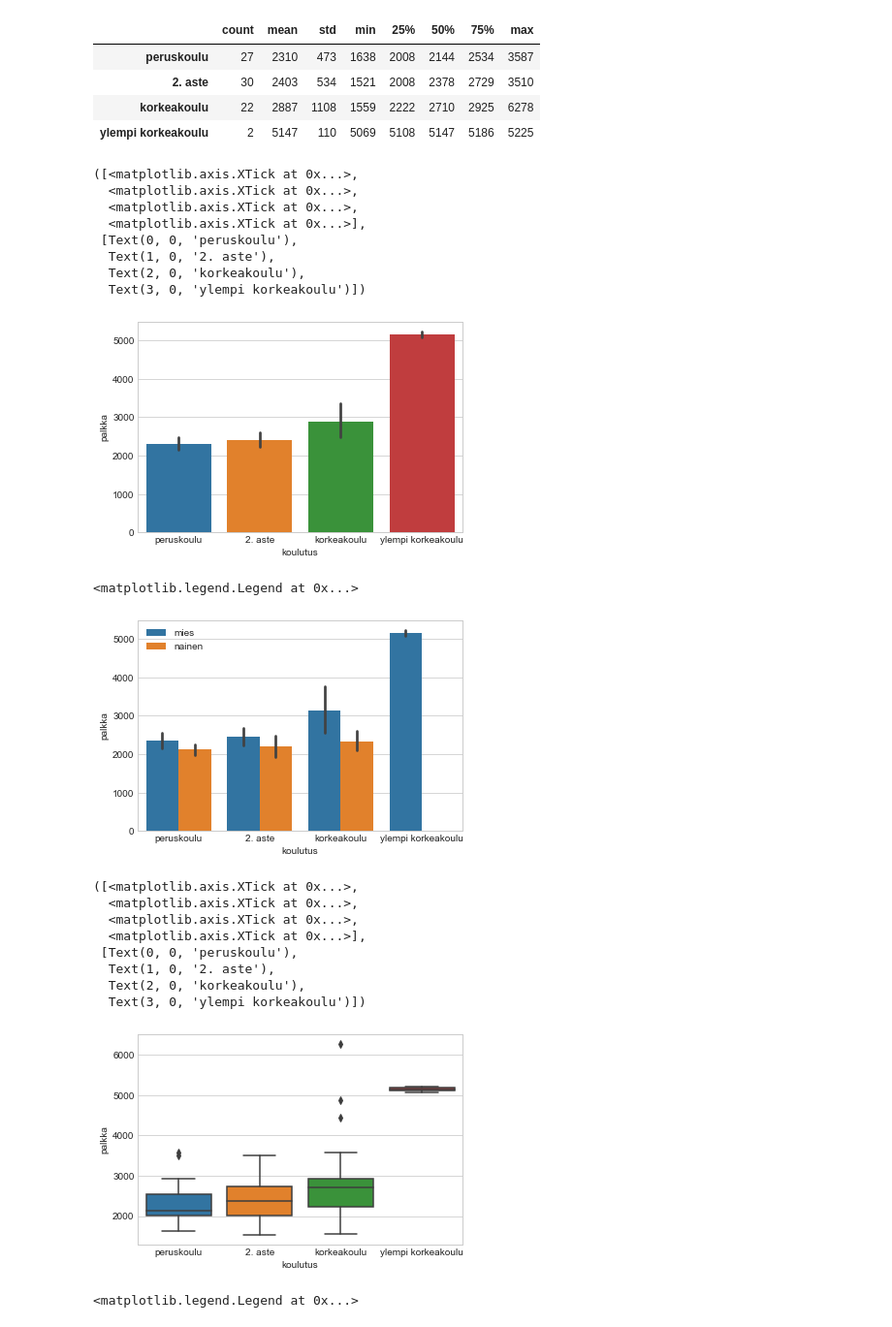
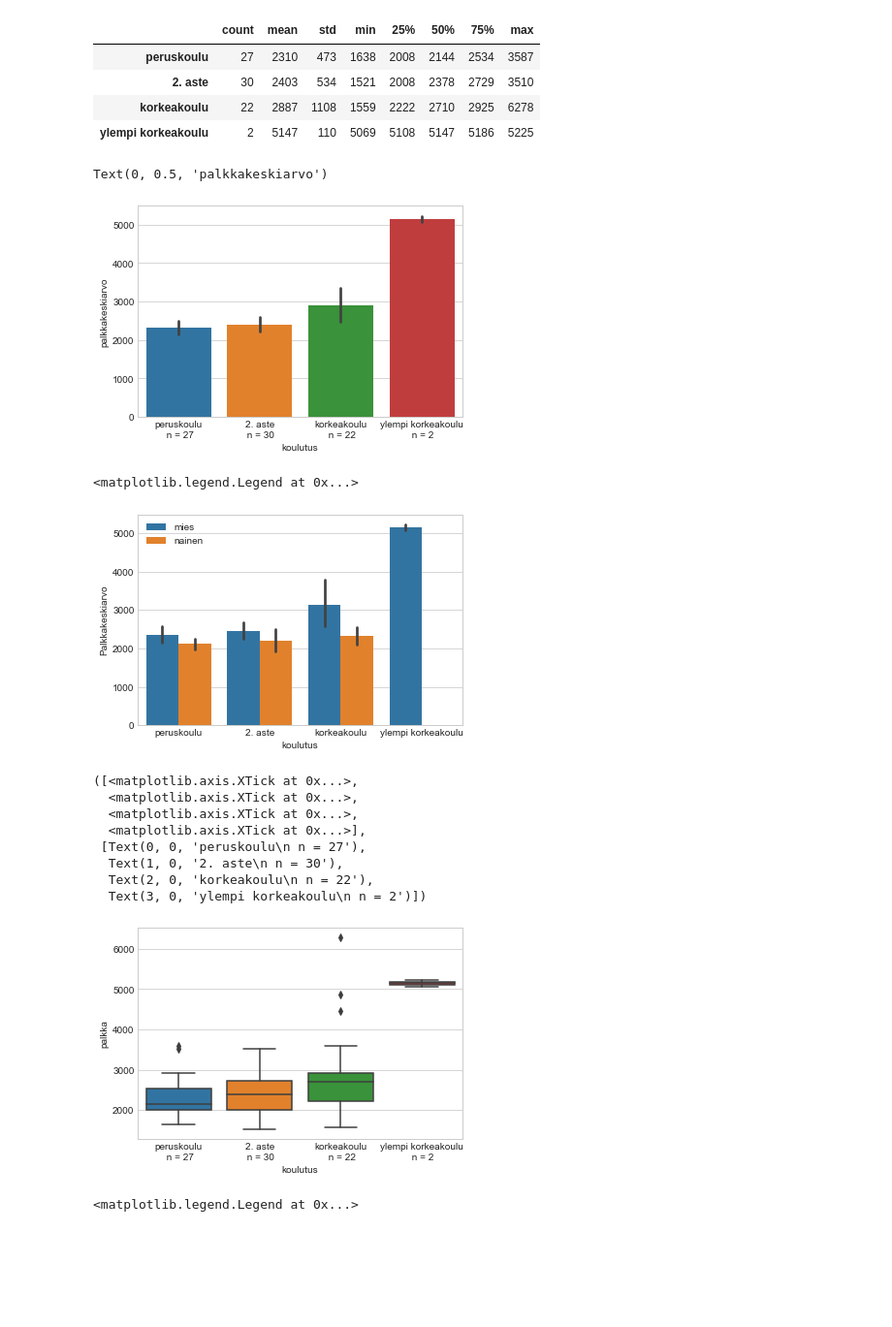
Before and after one commit to taanila/selittava, a Jupyter notebook: selittava.ipynb, the cells around one changed output. Shown at 97% size. Cells and saved outputs as stored; diff of their text form; code cells hidden in the pictures; blank space fills up the shorter version.

```diff
--- a/selittava.ipynb
+++ b/selittava.ipynb
@@ -249,46 +250,47 @@ df4.style.format('{:.0f}')
 # Palkkakeskiarvot koulutuksen mukaan; näkyvillä myös virhemarginaalit (musta viiva)
 sns.barplot(x='koulutus', y='palkka', data=df)
 
-# x-akselillle koulutusten tekstimuotoiset arvot
-plt.xticks(ticks=[0, 1, 2, 3], labels=koulutus)
+# Pientä kikkailua n-arvojen saamiseksi kaavioon
+n_koulutus = []
+for i in range(4):
+    # \n on rivinvaihdon merkki
+    n_koulutus.append(f'{koulutus[i]}\n n = {int(df4.iloc[i, 0])}')
+plt.xticks(ticks=[0, 1, 2, 3], labels=n_koulutus)
+
+plt.ylabel('palkkakeskiarvo')
 # %% [output]
-([<matplotlib.axis.XTick at 0x...>,
-  <matplotlib.axis.XTick at 0x...>,
-  <matplotlib.axis.XTick at 0x...>,
-  <matplotlib.axis.XTick at 0x...>],
- [Text(0, 0, 'peruskoulu'),
-  Text(1, 0, '2. aste'),
-  Text(2, 0, 'korkeakoulu'),
-  Text(3, 0, 'ylempi korkeakoulu')])
+Text(0, 0.5, 'palkkakeskiarvo')
-[figure, old version]
+[figure, new version]
 # %%
 # Palkkakeskiarvot koulutuksen ja sukupuolen mukaan
 ax = sns.barplot(x='koulutus', y='palkka', hue='sukup', data=df)
 
 plt.xticks(ticks=[0, 1, 2, 3], labels=koulutus)
+plt.ylabel('Palkkakeskiarvo')
 
 # Selitteeseen tekstimuotoiset nimet
 handles, labels = ax.get_legend_handles_labels()
 ax.legend(handles, sukup)
 # %% [output]
 <matplotlib.legend.Legend at 0x...>
-[figure, old version]
+[figure, new version]
 # %%
 # Palkka koulutuksen mukaan boxplottina
 
 sns.boxplot(x='koulutus', y='palkka', data=df)
 
-plt.xticks(ticks=[0, 1, 2, 3], labels=koulutus)
+# n_koulutus-lista määritelty edellä palkkakeskiarvoja kuvaavan barplotin yhteydessä
+plt.xticks(ticks=[0, 1, 2, 3], labels=n_koulutus)
 # %% [output]
 ([<matplotlib.axis.XTick at 0x...>,
   <matplotlib.axis.XTick at 0x...>,
   <matplotlib.axis.XTick at 0x...>,
   <matplotlib.axis.XTick at 0x...>],
- [Text(0, 0, 'peruskoulu'),
-  Text(1, 0, '2. aste'),
-  Text(2, 0, 'korkeakoulu'),
-  Text(3, 0, 'ylempi korkeakoulu')])
+ [Text(0, 0, 'peruskoulu\n n = 27'),
+  Text(1, 0, '2. aste\n n = 30'),
+  Text(2, 0, 'korkeakoulu\n n = 22'),
+  Text(3, 0, 'ylempi korkeakoulu\n n = 2')])
-[figure, old version]
+[figure, new version]
 # %%
 # Palkka koulutuksen ja sukupuolen mukaan
 
```
Also changed, not shown: parts of 7 cells of this notebook.
